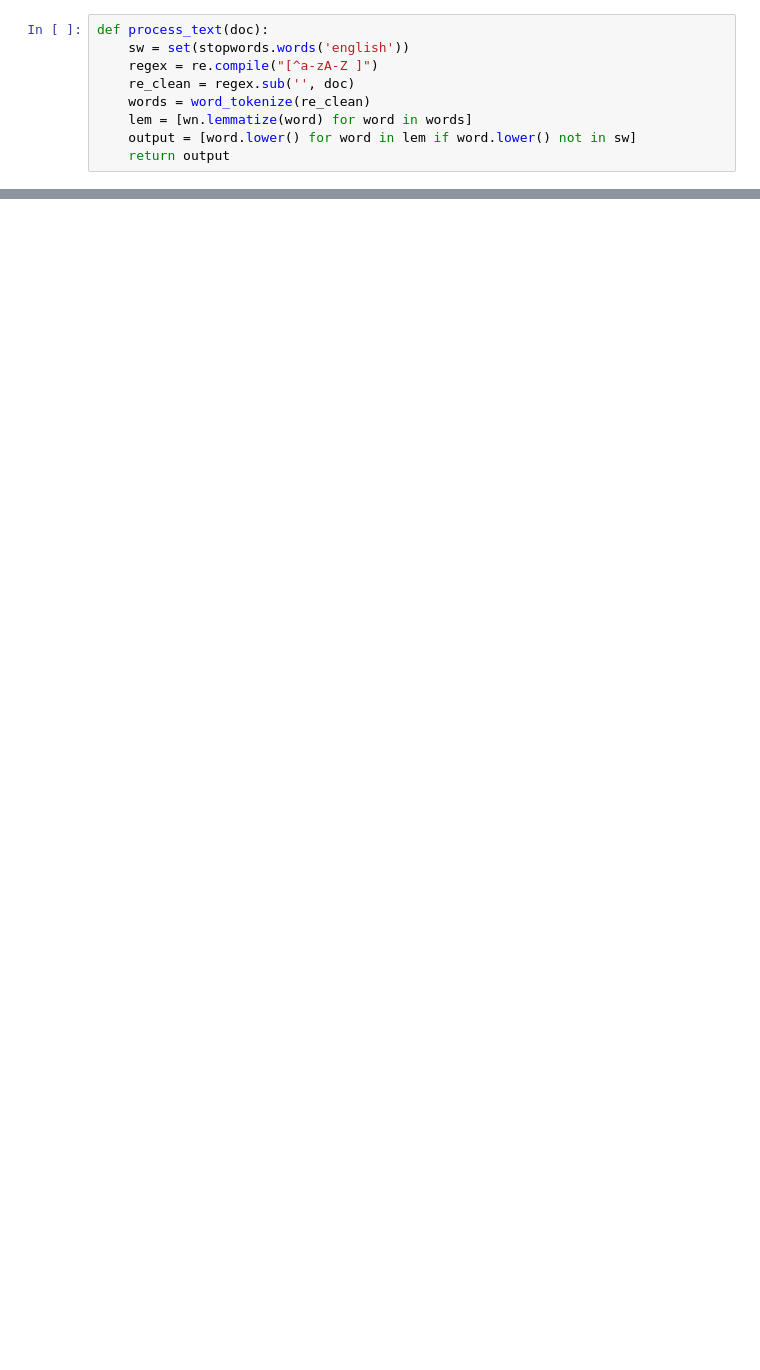
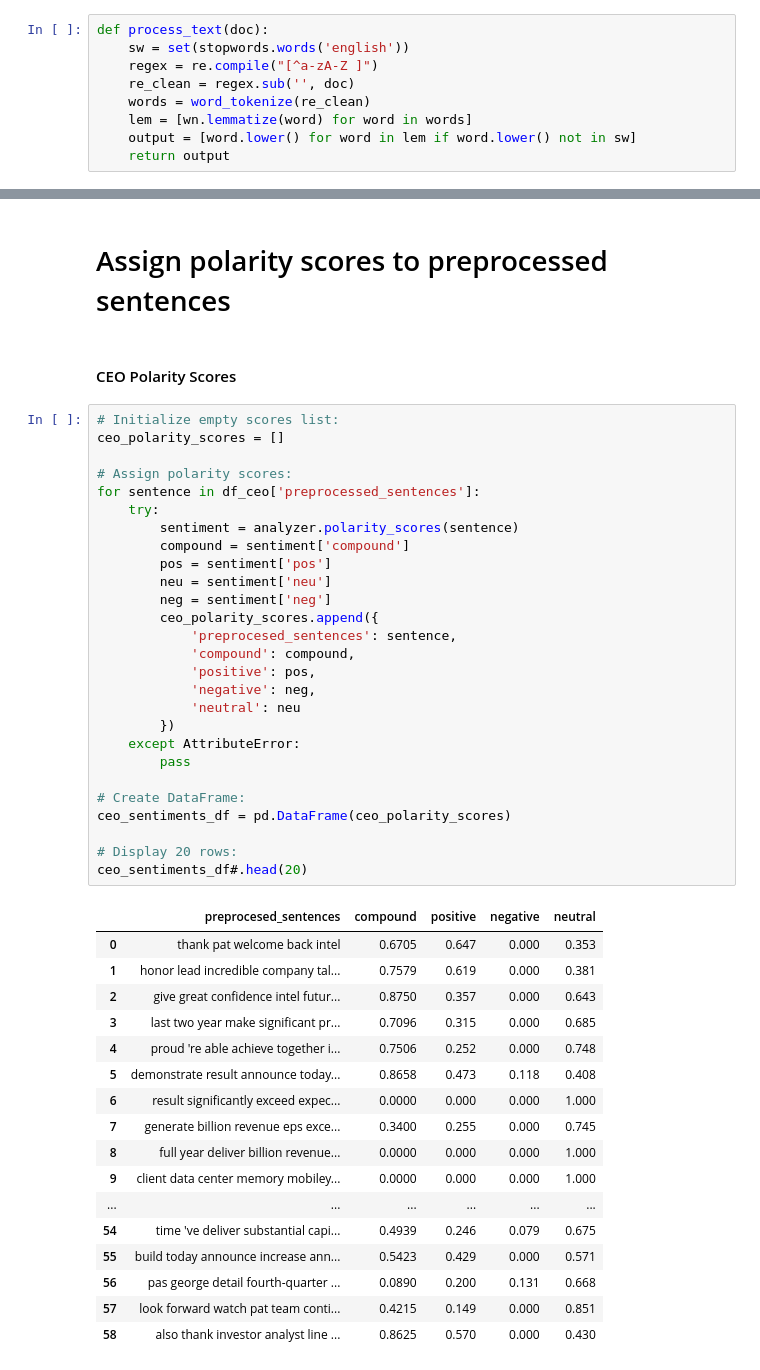
Before and after one commit to TBH-Project2/P2, a Jupyter notebook: CEOvsCFO_Sent_Analysis.ipynb, the cells around one changed output, grey strips where cells are left out. Cells and saved outputs as stored; diff of their text form; blank space fills up the shorter version.

```diff
--- a/CEOvsCFO_Sent_Analysis.ipynb
+++ b/CEOvsCFO_Sent_Analysis.ipynb
@@ -261,0 +243,49 @@ cfo_sentiments_df
+# %% [markdown]
+# Assign polarity scores to preprocessed sentences
+# %% [markdown]
+#### CEO Polarity Scores
+# %%
+# Initialize empty scores list:
+ceo_polarity_scores = []
+
+# Assign polarity scores:
+for sentence in df_ceo['preprocessed_sentences']:
+    try:
+        sentiment = analyzer.polarity_scores(sentence)
+        compound = sentiment['compound']
+        pos = sentiment['pos']
+        neu = sentiment['neu']
+        neg = sentiment['neg']
+        ceo_polarity_scores.append({
+            'preprocesed_sentences': sentence,
+            'compound': compound,
+            'positive': pos,
+            'negative': neg,
+            'neutral': neu
+        })
+    except AttributeError:
+        pass
+
+# Create DataFrame:
+ceo_sentiments_df = pd.DataFrame(ceo_polarity_scores)
+
+# Display 20 rows:
+ceo_sentiments_df#.head(20)
+# %% [output]
+|  | preprocesed_sentences | compound | positive | negative | neutral |
+| 0 | thank pat welcome back intel | 0.6705 | 0.647 | 0.000 | 0.353 |
+| 1 | honor lead incredible company tal... | 0.7579 | 0.619 | 0.000 | 0.381 |
+| 2 | give great confidence intel futur... | 0.8750 | 0.357 | 0.000 | 0.643 |
+| 3 | last two year make significant pr... | 0.7096 | 0.315 | 0.000 | 0.685 |
+| 4 | proud 're able achieve together i... | 0.7506 | 0.252 | 0.000 | 0.748 |
+| 5 | demonstrate result announce today... | 0.8658 | 0.473 | 0.118 | 0.408 |
+| 6 | result significantly exceed expec... | 0.0000 | 0.000 | 0.000 | 1.000 |
+| 7 | generate billion revenue eps exce... | 0.3400 | 0.255 | 0.000 | 0.745 |
+| 8 | full year deliver billion revenue... | 0.0000 | 0.000 | 0.000 | 1.000 |
+| 9 | client data center memory mobiley... | 0.0000 | 0.000 | 0.000 | 1.000 |
+| ... | ... | ... | ... | ... | ... |
+| 54 | time 've deliver substantial capi... | 0.4939 | 0.246 | 0.079 | 0.675 |
+| 55 | build today announce increase ann... | 0.5423 | 0.429 | 0.000 | 0.571 |
+| 56 | pas george detail fourth-quarter ... | 0.0890 | 0.200 | 0.131 | 0.668 |
+| 57 | look forward watch pat team conti... | 0.4215 | 0.149 | 0.000 | 0.851 |
+| 58 | also thank investor analyst line ... | 0.8625 | 0.570 | 0.000 | 0.430 |
```
Also changed, not shown: parts of 88 cells of this notebook.
